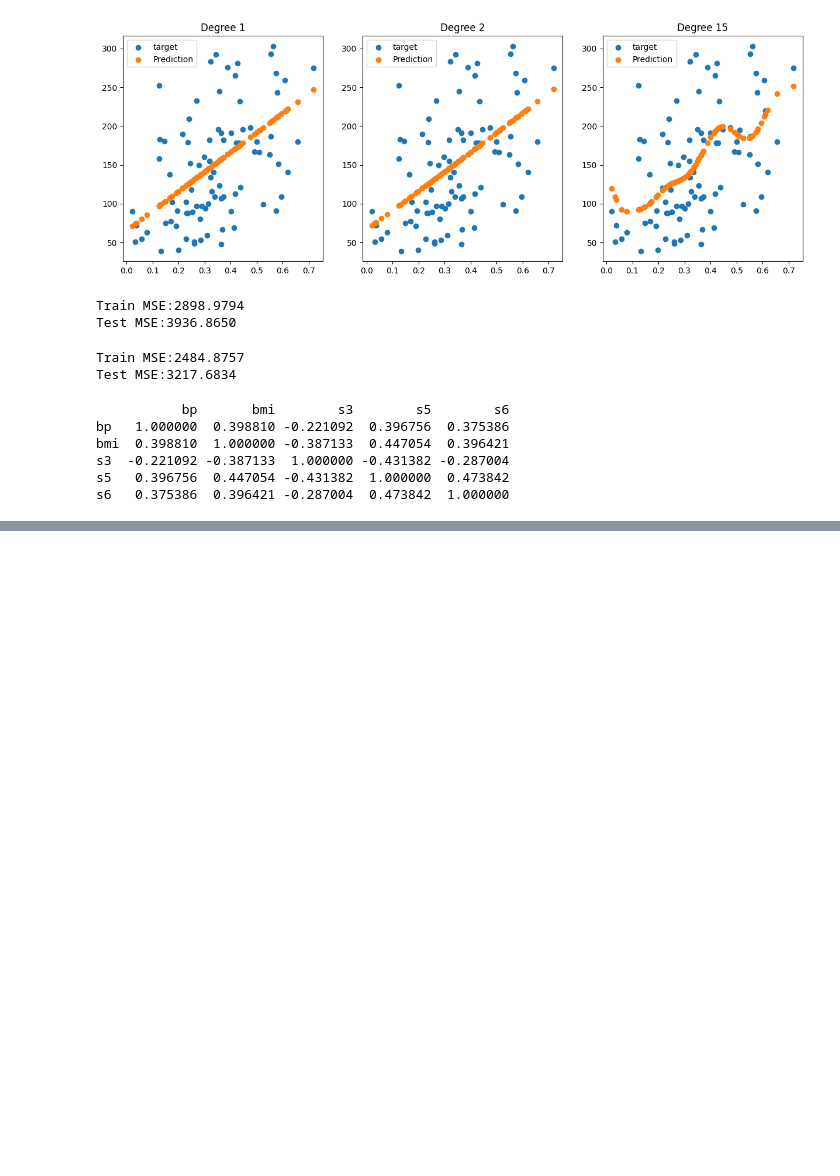
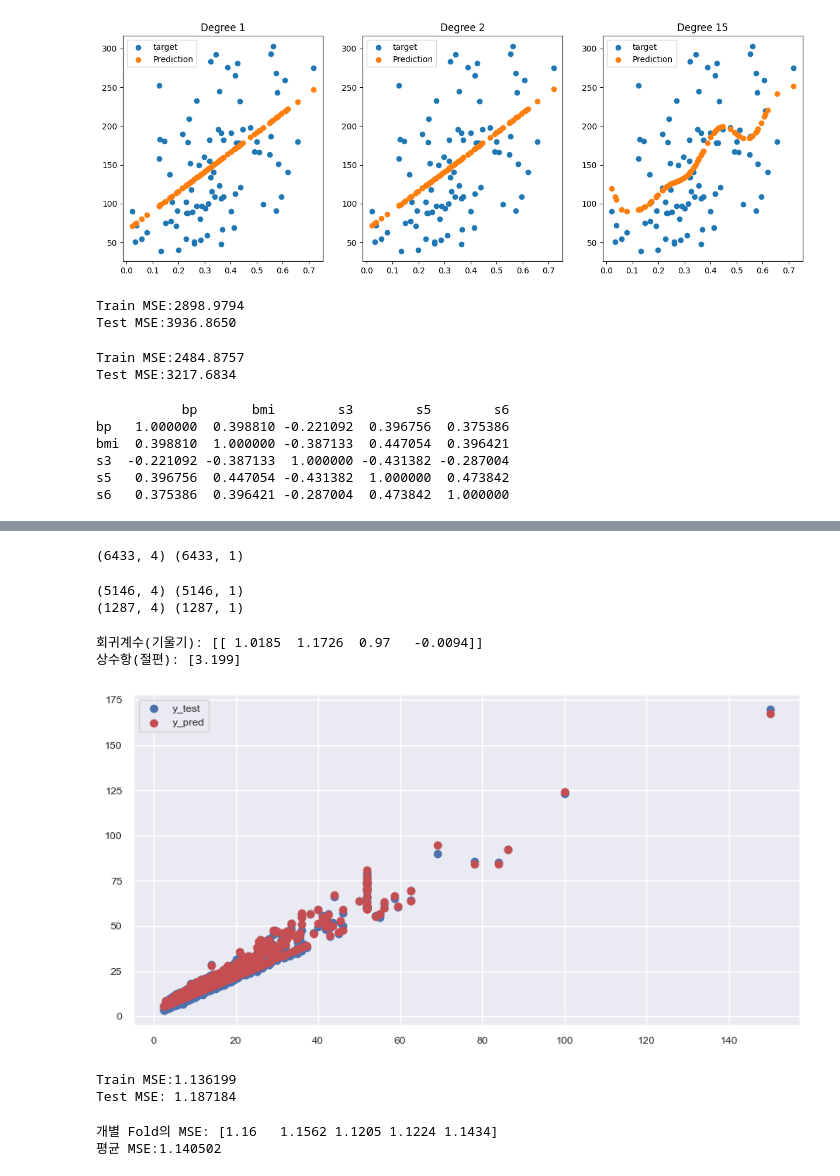
Before and after one commit to jihun5/it_jupyter, a Jupyter notebook: pr1.ipynb, the cells around one changed output, grey strips where cells are left out. Drawn from its saved outputs; the diff is of its cells as text; code cells hidden in the pictures; blank space fills up the shorter version.

```diff
--- a/pr1.ipynb
+++ b/pr1.ipynb
@@ -270,0 +371,3 @@ s6   0.375386  0.396421 -0.287004  0.473842  1.000000
+# %%
+df.columns = ['passengers', 'distance', 'fare', 'tip', 'tolls', 'total', 'color', 'payment']
+df.head()
@@ -270,0 +381,59 @@ s6   0.375386  0.396421 -0.287004  0.473842  1.000000
+# %%
+# tolls, tip, fare, distance
+x_train = df[['tolls', 'tip', 'fare', 'distance']]
+y_train = df[['total']]
+print(x_train.shape, y_train.shape)
+# %% [output]
+(6433, 4) (6433, 1)
+# %%
+from sklearn.model_selection import train_test_split
+x_train, x_test, y_train, y_test = train_test_split(x_train, y_train, test_size=0.2, shuffle=True, random_state=12)
+print(x_train.shape, y_train.shape)
+print(x_test.shape, y_test.shape)
+# %% [output]
+(5146, 4) (5146, 1)
+(1287, 4) (1287, 1)
+# %%
+from sklearn.linear_model import LinearRegression
+lr = LinearRegression()
+lr.fit(x_train, y_train)
+print("회귀계수(기울기):", np.round(lr.coef_, 4))
+print("상수항(절편):", np.round(lr.intercept_, 4))
+# %% [output]
+회귀계수(기울기): [[ 1.0185  1.1726  0.97   -0.0094]]
+상수항(절편): [3.199]
+# %%
+# 예측
+y_test_pred = lr.predict(x_test)
+
+# 예측값 실제값의 분포
+plt.figure(figsize=(10,5)) # 그림또는 도표로 나타내기
+plt.scatter(x_test['fare'], y_test, label='y_test')
+plt.scatter(x_test['fare'], y_test_pred, c='r', label='y_pred')
+plt.legend(loc='best')
+plt.show()
+# %% [output]
+[figure, added]
+# %%
+# 평가
+from sklearn.metrics import mean_squared_error
+y_train_pred = lr.predict(x_train)
+
+train_mse = mean_squared_error(y_train, y_train_pred)
+print("Train MSE:%3f" % train_mse)
+
+test_mse = mean_squared_error(y_test, y_test_pred)
+print("Test MSE: %3f" % test_mse)
+# %% [output]
+Train MSE:1.136199
+Test MSE: 1.187184
+# %%
+# cross_val-score 함수
+from sklearn.model_selection import cross_val_score
+lr = LinearRegression()
+mse_score = -1*cross_val_score(lr, x_train, y_train, cv=5, scoring='neg_mean_squared_error')
+print("개별 Fold의 MSE:", np.round(mse_score, 4))
+print("평균 MSE:%4f" % np.mean(mse_score))
+# %% [output]
+개별 Fold의 MSE: [1.16   1.1562 1.1205 1.1224 1.1434]
+평균 MSE:1.140502
```
Also changed, not shown: parts of 10 cells of this notebook, 8 other files.
